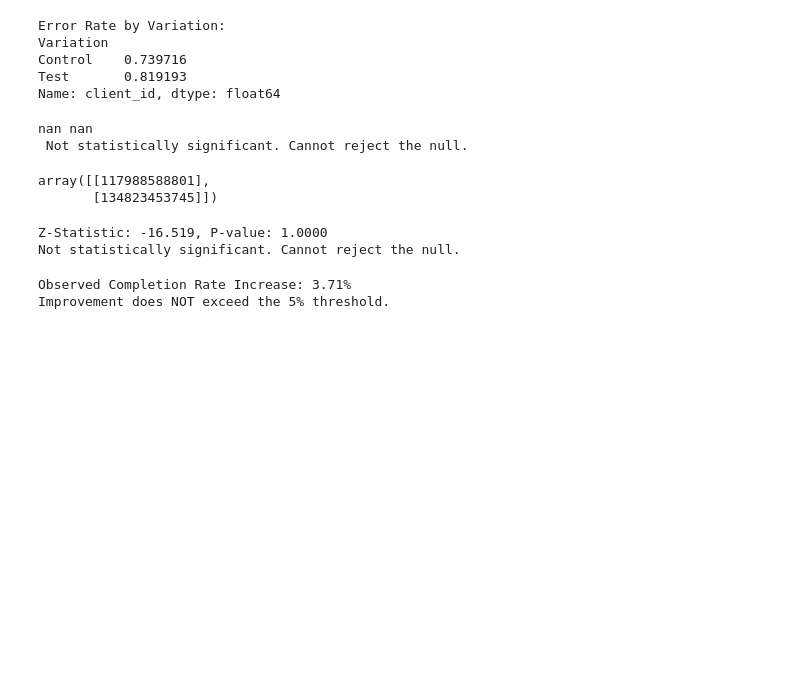
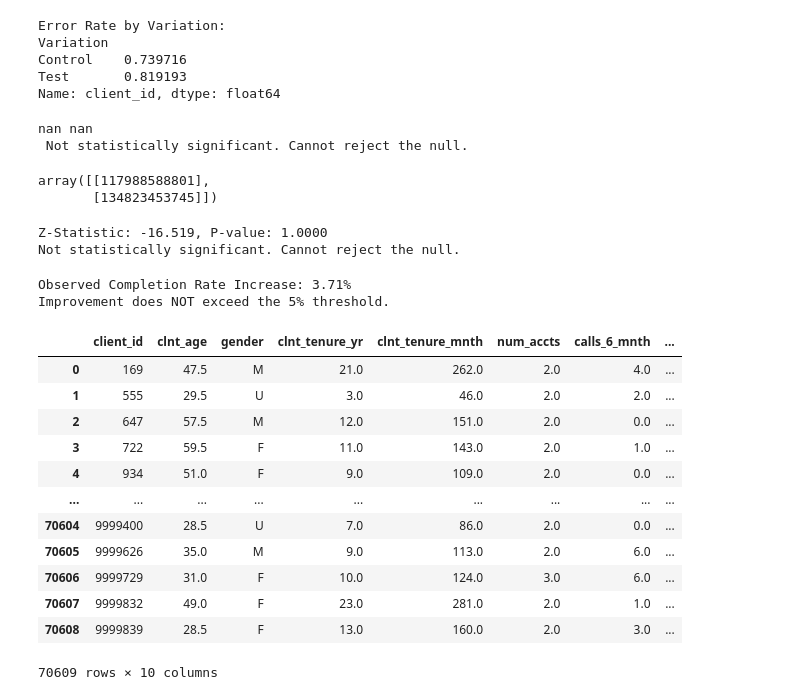
Before and after one commit to samyak-anand/Vanguard_customer_experience_EDA, a Jupyter notebook: Dags/new 1.ipynb, the cells around one changed output. Drawn from its saved outputs; the diff is of its cells as text; code cells hidden in the pictures; blank space fills up the shorter version.

```diff
--- a/Dags/new 1.ipynb
+++ b/Dags/new 1.ipynb
@@ -340,3 +329,21 @@ else:
 # %% [output]
 Observed Completion Rate Increase: 3.71%
 Improvement does NOT exceed the 5% threshold.
+# %%
+cust_merge_df= pd.merge(df_customer,df_variation, on='client_id',how='left')
+# %%
+cust_merge_df
+# %% [output]
+|  | client_id | clnt_age | gender | clnt_tenure_yr | clnt_tenure_mnth | num_accts | calls_6_mnth | ... |
+| 0 | 169 | 47.5 | M | 21.0 | 262.0 | 2.0 | 4.0 | ... |
+| 1 | 555 | 29.5 | U | 3.0 | 46.0 | 2.0 | 2.0 | ... |
+| 2 | 647 | 57.5 | M | 12.0 | 151.0 | 2.0 | 0.0 | ... |
+| 3 | 722 | 59.5 | F | 11.0 | 143.0 | 2.0 | 1.0 | ... |
+| 4 | 934 | 51.0 | F | 9.0 | 109.0 | 2.0 | 0.0 | ... |
+| ... | ... | ... | ... | ... | ... | ... | ... | ... |
+| 70604 | 9999400 | 28.5 | U | 7.0 | 86.0 | 2.0 | 0.0 | ... |
+| 70605 | 9999626 | 35.0 | M | 9.0 | 113.0 | 2.0 | 6.0 | ... |
+| 70606 | 9999729 | 31.0 | F | 10.0 | 124.0 | 3.0 | 6.0 | ... |
+| 70607 | 9999832 | 49.0 | F | 23.0 | 281.0 | 2.0 | 1.0 | ... |
+| 70608 | 9999839 | 28.5 | F | 13.0 | 160.0 | 2.0 | 3.0 | ... |
+70609 rows × 10 columns
```
Also changed, not shown: parts of 7 cells of this notebook, 16 other files.
